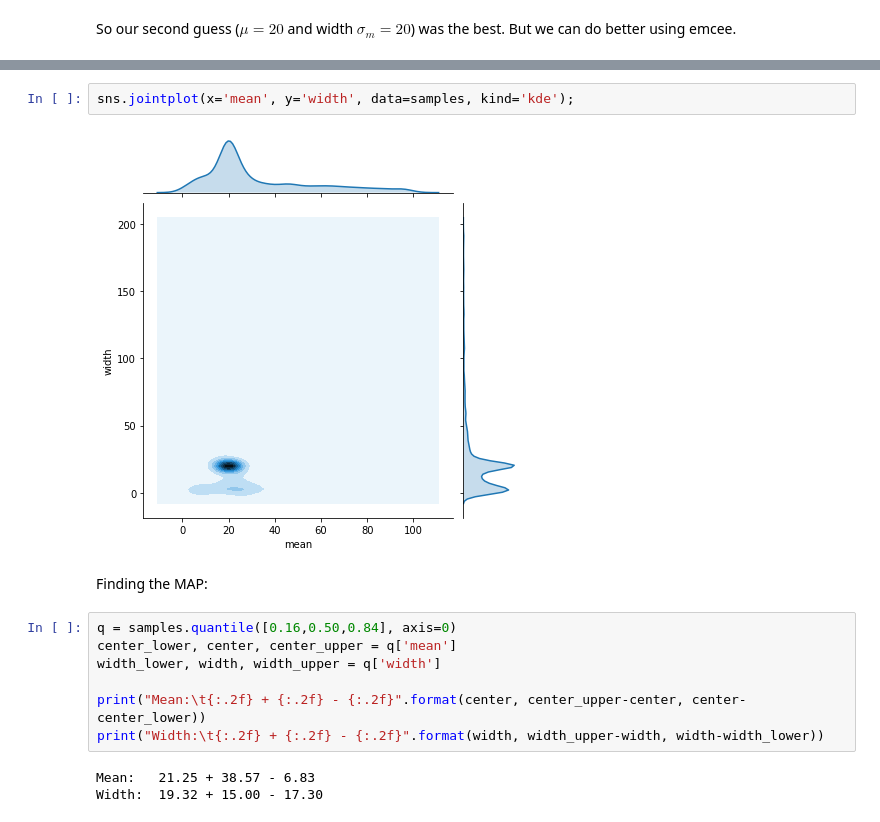
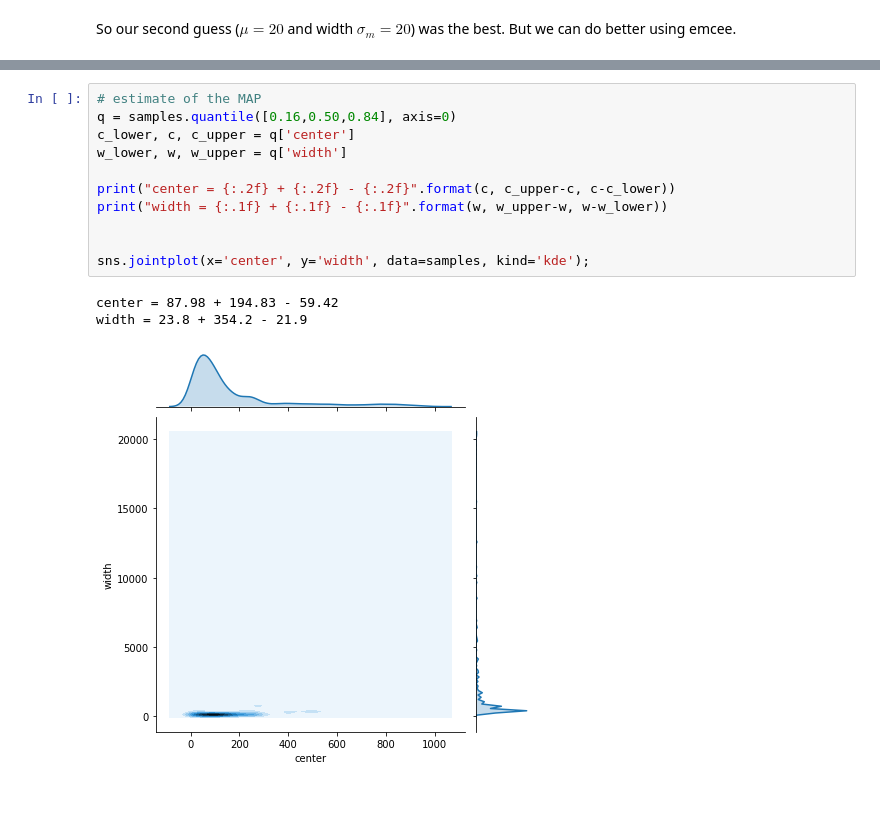
Before and after one commit to phys201/multstars, a Jupyter notebook: tutorial.ipynb, the cells around one changed output, grey strips where cells are left out. Cells and saved outputs as stored; diff of their text form.

```diff
--- a/tutorial.ipynb
+++ b/tutorial.ipynb
@@ -70,16 +75,15 @@ emcee affine-invariant ensemble sampler finished, took  0.2  minutes
-# %%
-sns.jointplot(x='mean', y='width', data=samples, kind='kde');
-# %% [output]
-[figure, removed]
-# %% [markdown]
-Finding the MAP:
-# %%
-q = samples.quantile([0.16,0.50,0.84], axis=0)
-center_lower, center, center_upper = q['mean']
-width_lower, width, width_upper = q['width']
-
-print("Mean:\t{:.2f} + {:.2f} - {:.2f}".format(center, center_upper-center, center-center_lower))
-print("Width:\t{:.2f} + {:.2f} - {:.2f}".format(width, width_upper-width, width-width_lower))
-# %% [output]
-Mean:   21.25 + 38.57 - 6.83
-Width:  19.32 + 15.00 - 17.30
+# %%
+# estimate of the MAP
+q = samples.quantile([0.16,0.50,0.84], axis=0)
+c_lower, c, c_upper = q['center']
+w_lower, w, w_upper = q['width']
+
+print("center = {:.2f} + {:.2f} - {:.2f}".format(c, c_upper-c, c-c_lower))
+print("width = {:.1f} + {:.1f} - {:.1f}".format(w, w_upper-w, w-w_lower))
+
+
+sns.jointplot(x='center', y='width', data=samples, kind='kde');
+# %% [output]
+center = 87.98 + 194.83 - 59.42
+width = 23.8 + 354.2 - 21.9
+[figure, added]
```
Also changed, not shown: parts of 3 cells of this notebook, 1 other file.
